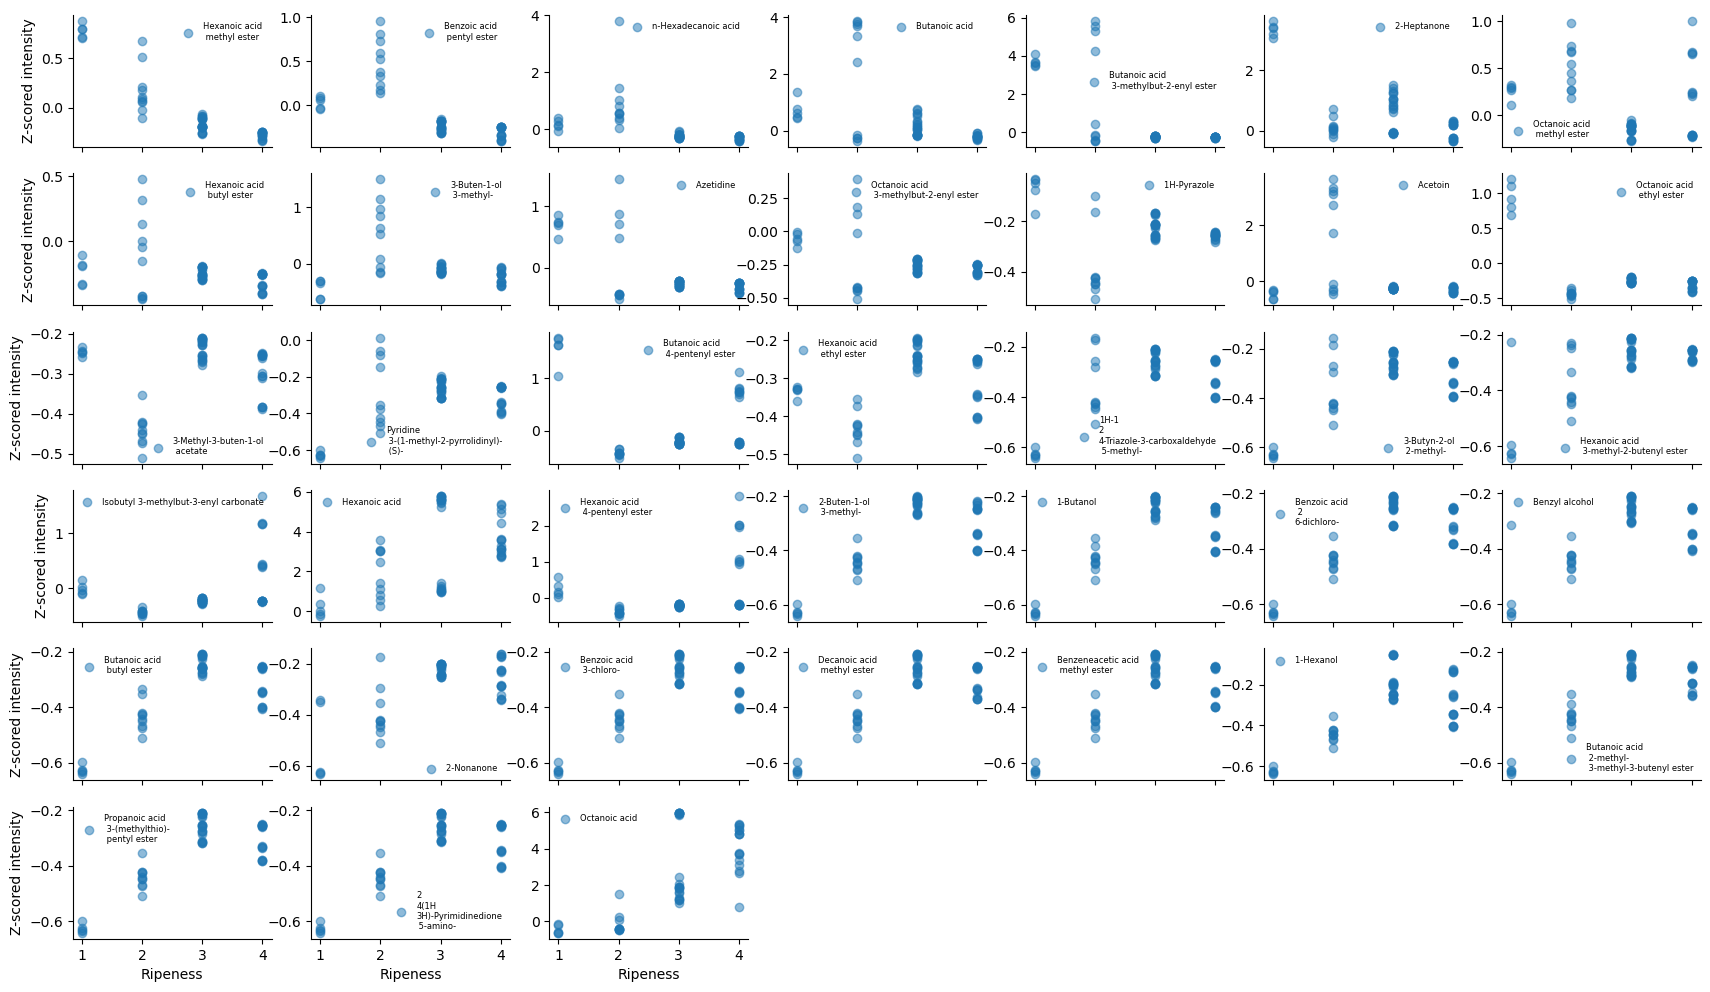
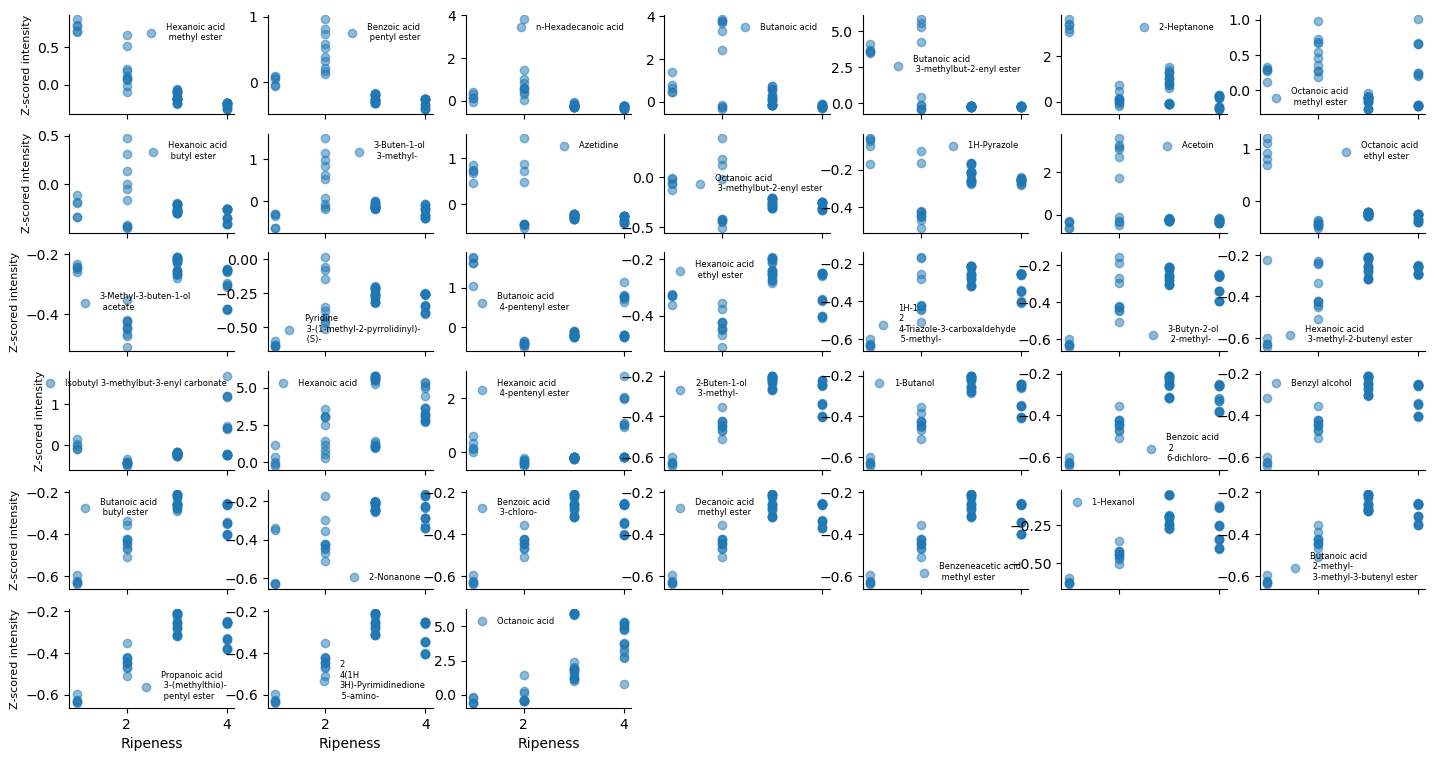
The notebook cell's code change between the first figure and the second:
--- before
+++ after
@@ -22,5 +22,5 @@
 n_rows = 6
 n_cols = int(ceil(len(odour_cols) / n_rows))
-fig, ax = subplots(nrows=n_rows, ncols=n_cols, figsize=(3*n_cols,2*n_rows))
+fig, ax = subplots(nrows=n_rows, ncols=n_cols, figsize=(2.5*n_cols,1.5*n_rows))
 for i in range(len(odour_cols)):
     odour = odour_ord[i]
@@ -31,5 +31,5 @@
     r == n_rows-1 and axi.set_xlabel("Ripeness")
     r < n_rows -1  and axi.set_xticklabels([])
-    c == 0 and axi.set_ylabel("Z-scored intensity") 
+    c == 0 and axi.set_ylabel("Z-scored intensity", fontsize=8) 
     #c != 0 and axi.set_yticklabels([])
     spines_off(axi)

Commit: Minor.